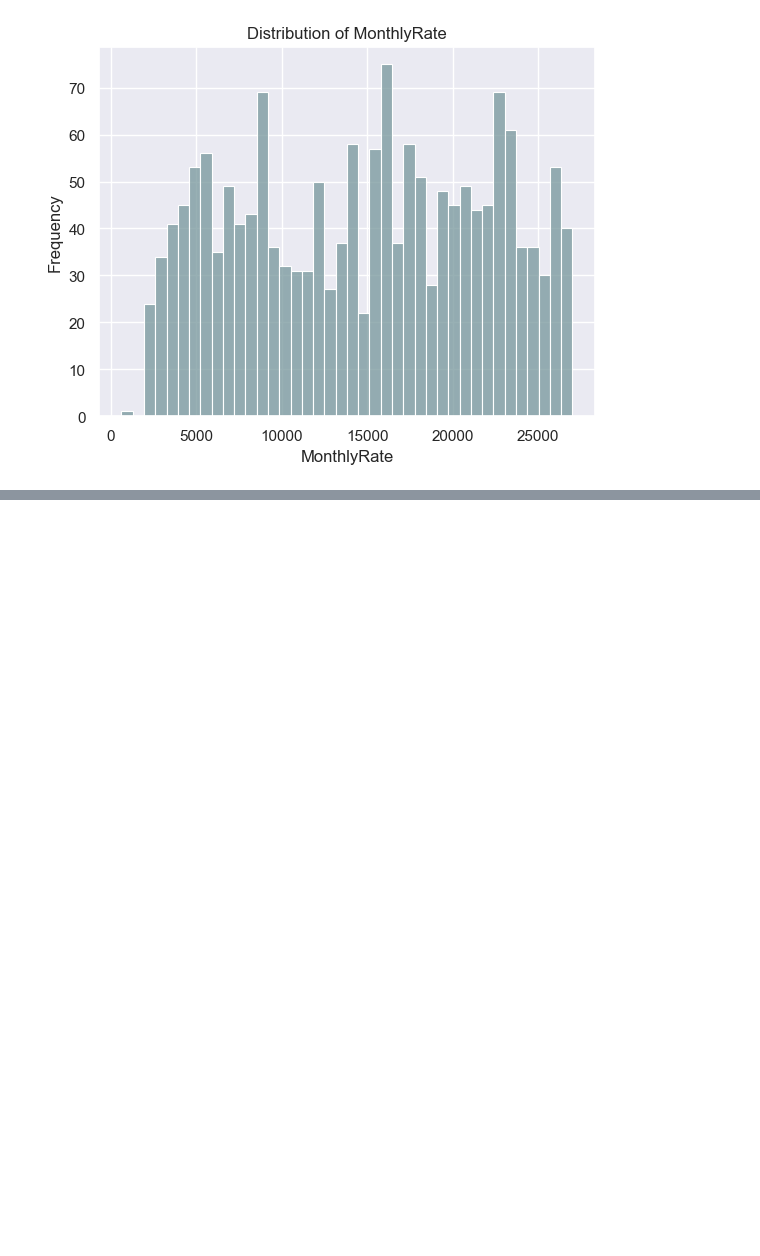
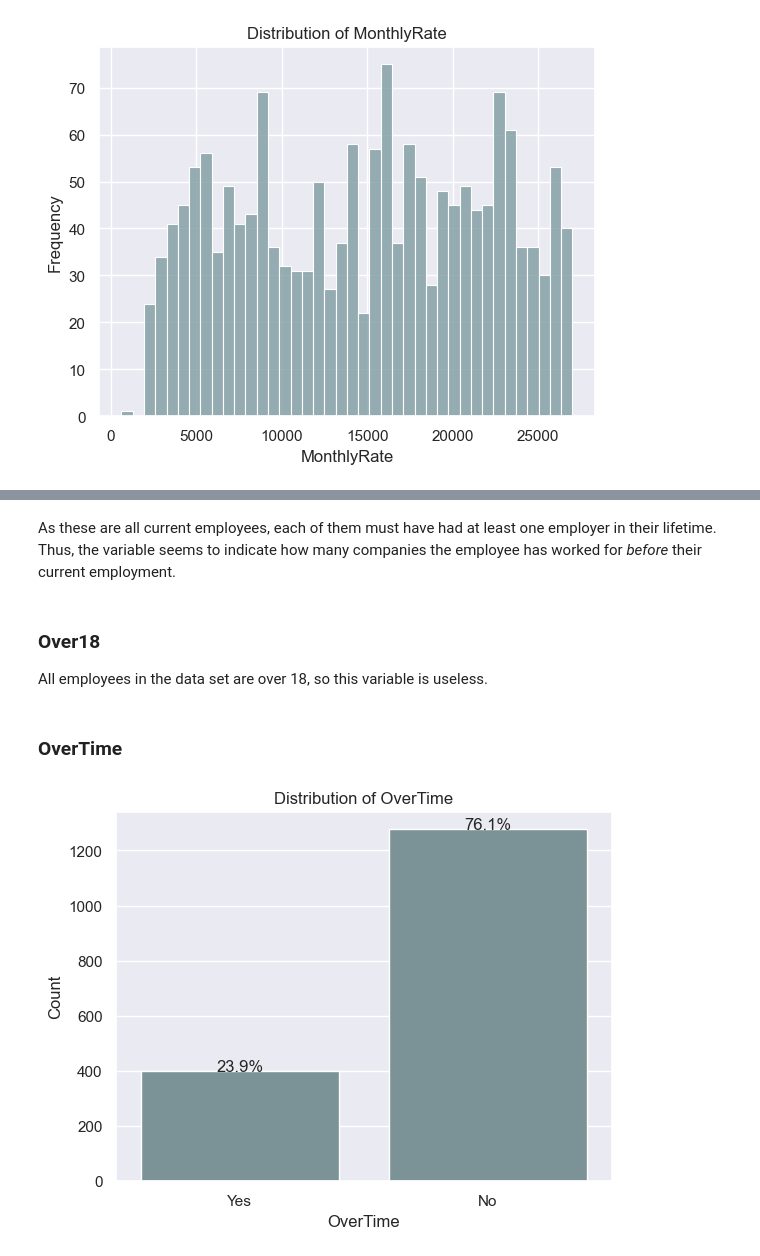
Before and after one commit to scheinmensch/Employee-Attrition, a Jupyter notebook: EDA.ipynb, the cells around one changed output, grey strips where cells are left out. Drawn from its saved outputs; the diff is of its cells as text; code cells hidden in the pictures; blank space fills up the shorter version.

```diff
--- a/EDA.ipynb
+++ b/EDA.ipynb
@@ -476,0 +548,25 @@ plt.show()
+# %% [markdown]
+As these are all current employees, each of them must have had at least one employer in their lifetime. Thus, the variable seems to indicate how many companies the employee has worked for *before* their current employment.
+# %% [markdown]
+### Over18
+
+All employees in the data set are over 18, so this variable is useless.
+# %% [markdown]
+### OverTime
+# %%
+ax = sns.countplot(x='OverTime', data=data, color='#76969b')
+
+total_count = len(data['OverTime'])
+for p in ax.patches:
+    height = p.get_height()
+    ax.text(p.get_x() + p.get_width() / 2.,
+            height + 0.02,
+            f'{height/total_count:.1%}',
+            ha='center')
+plt.title('Distribution of OverTime')
+plt.xlabel('OverTime')
+plt.ylabel('Count')
+
+plt.show()
+# %% [output]
+[figure, added]
```
Also changed, not shown: parts of 44 cells of this notebook.
